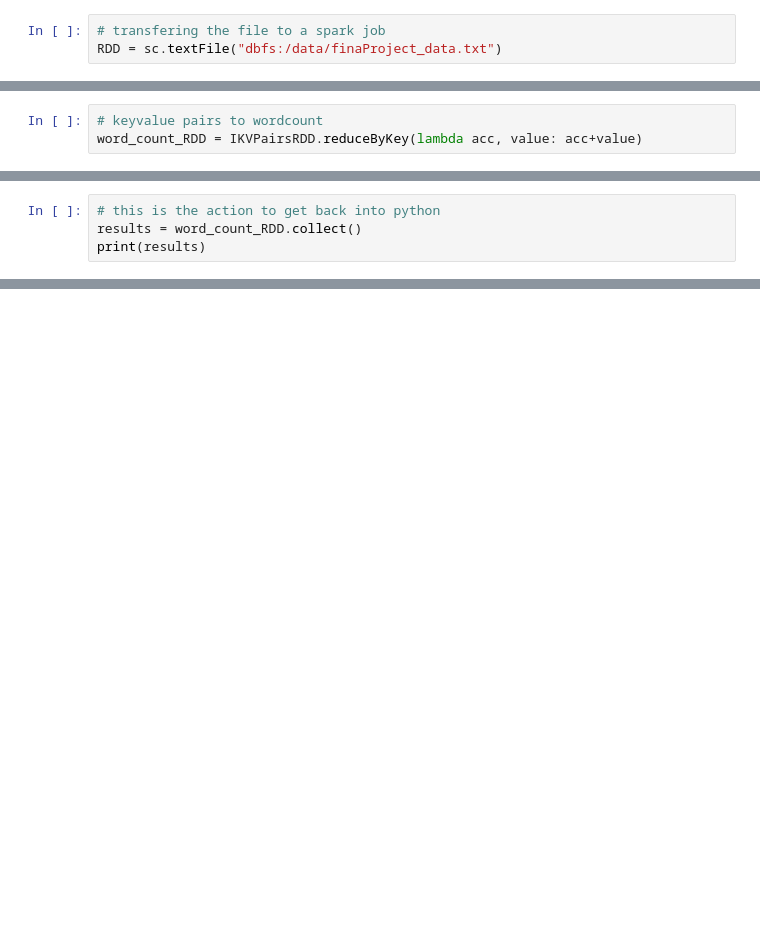
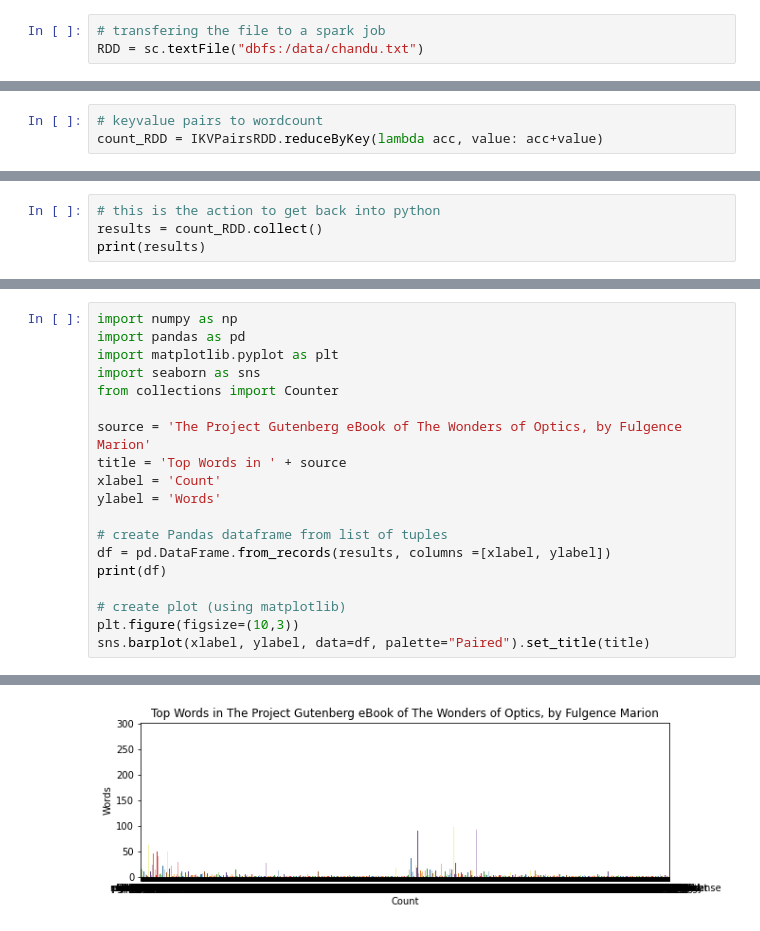
Before and after one commit to Chandupolisetty/final-project-BigData, a Jupyter notebook: Finals-bigdata.ipynb, the cells around one changed output, grey strips where cells are left out. Saved outputs shown, nothing was run; the diff lists cells and outputs as text; blank space fills up the shorter version.

```diff
--- a/Finals-bigdata.ipynb
+++ b/Finals-bigdata.ipynb
@@ -12,7 +12,7 @@ dbutils.fs.mv("file:/tmp/finaProject_data.txt", "dbfs:/data/finaProject_data.txt
 [interactive output not drawn]
 # %%
 # transfering the file to a spark job
-RDD = sc.textFile("dbfs:/data/finaProject_data.txt")
+RDD = sc.textFile("dbfs:/data/chandu.txt")
 # %% [output]
 [interactive output not drawn]
 # %%
@@ -38,7 +38,7 @@ IKVPairsRDD= Final_clean_DataRDD.map(lambda word: (word,1))
 [interactive output not drawn]
 # %%
 # keyvalue pairs to wordcount
-word_count_RDD = IKVPairsRDD.reduceByKey(lambda acc, value: acc+value)
+count_RDD = IKVPairsRDD.reduceByKey(lambda acc, value: acc+value)
 # %% [output]
 [interactive output not drawn]
 # %%
@@ -49,7 +49,27 @@ print(final_results)
 [interactive output not drawn]
 # %%
 # this is the action to get back into python
-results = word_count_RDD.collect()
+results = count_RDD.collect()
 print(results)
 # %% [output]
 [interactive output not drawn]
+# %%
+import numpy as np
+import pandas as pd
+import matplotlib.pyplot as plt
+import seaborn as sns
+from collections import Counter
+
+source = 'The Project Gutenberg eBook of The Wonders of Optics, by Fulgence Marion'
+title = 'Top Words in ' + source
+xlabel = 'Count'
+ylabel = 'Words'
+
+# create Pandas dataframe from list of tuples
+df = pd.DataFrame.from_records(results, columns =[xlabel, ylabel])
+print(df)
+
+# create plot (using matplotlib)
+plt.figure(figsize=(10,3))
+sns.barplot(xlabel, ylabel, data=df, palette="Paired").set_title(title)
+# %% [output]
@@ -55,0 +77 @@ print(results)
+[figure, added]
```
Also changed, not shown: parts of 4 cells of this notebook.
